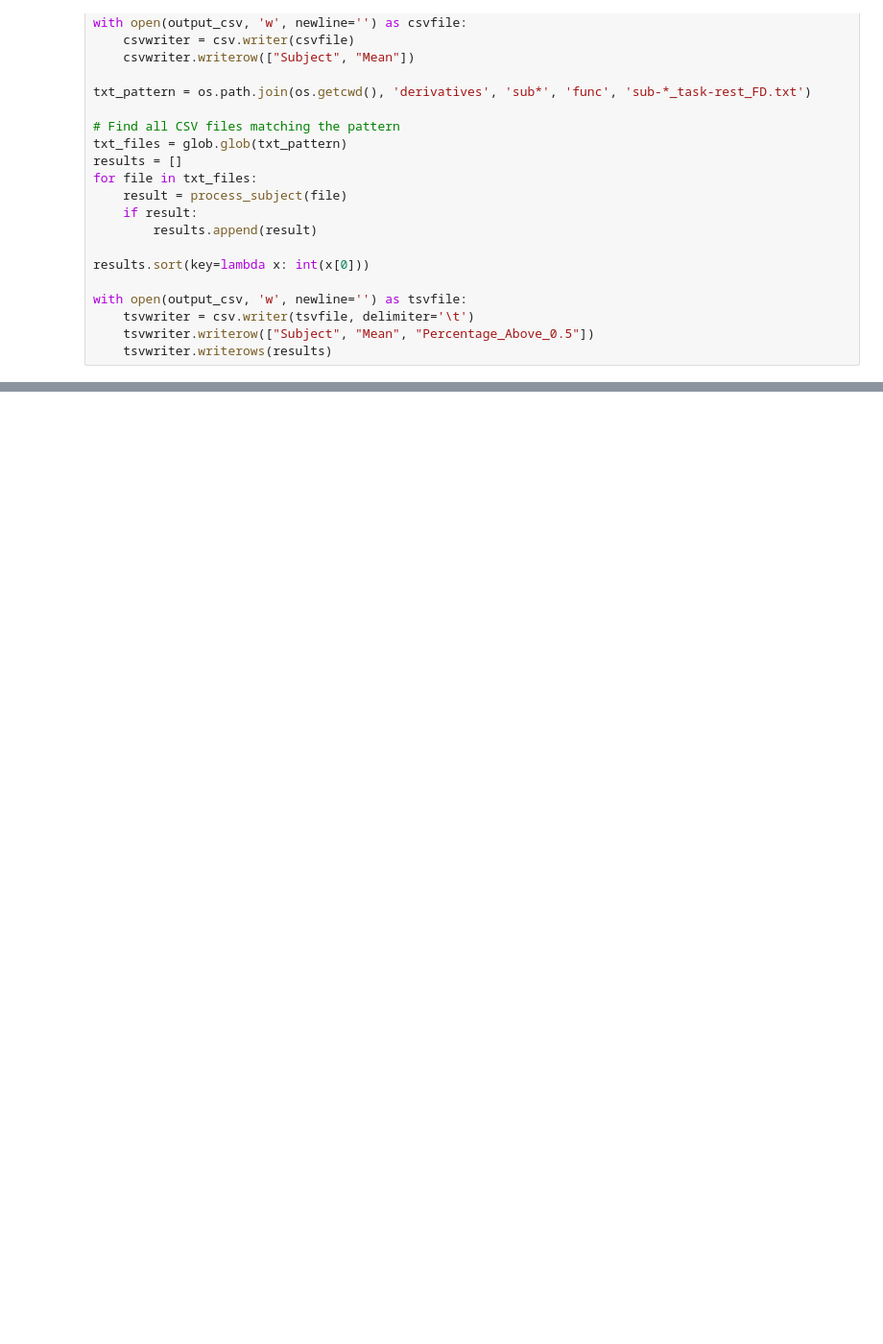
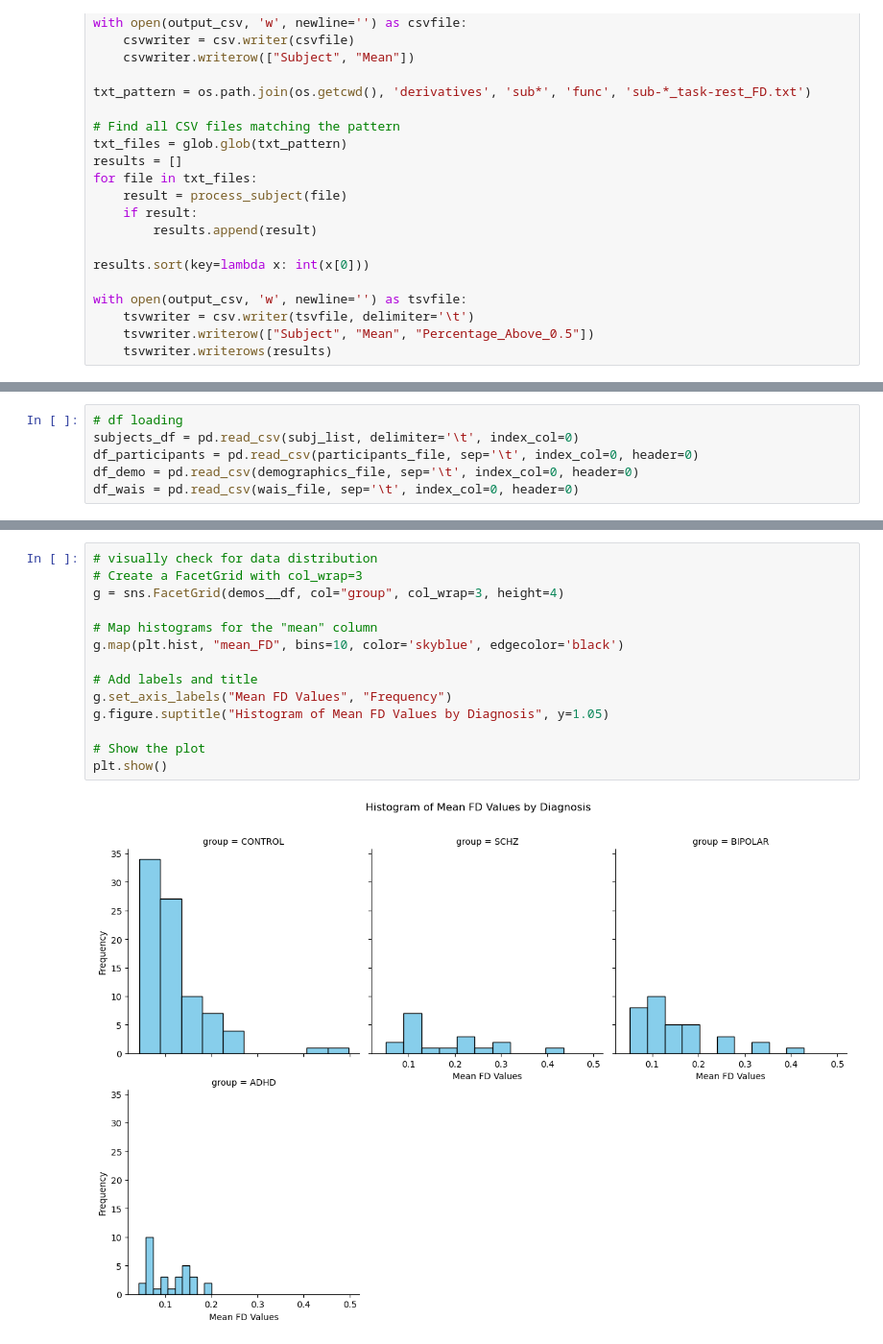
Before and after one commit to gabridele/msc-thesis-research, a Jupyter notebook: new_stats.ipynb, the cells around one changed output, grey strips where cells are left out. Shown at 96% size. Drawn from its saved outputs; the diff is of its cells as text; blank space fills up the shorter version.

```diff
--- a/new_stats.ipynb
+++ b/new_stats.ipynb
@@ -132,0 +153,6 @@ plt.show()
+# %%
+# df loading
+subjects_df = pd.read_csv(subj_list, delimiter='\t', index_col=0)
+df_participants = pd.read_csv(participants_file, sep='\t', index_col=0, header=0)
+df_demo = pd.read_csv(demographics_file, sep='\t', index_col=0, header=0)
+df_wais = pd.read_csv(wais_file, sep='\t', index_col=0, header=0)
@@ -132,0 +579,16 @@ plt.show()
+# %%
+# visually check for data distribution
+# Create a FacetGrid with col_wrap=3
+g = sns.FacetGrid(demos__df, col="group", col_wrap=3, height=4)
+
+# Map histograms for the "mean" column
+g.map(plt.hist, "mean_FD", bins=10, color='skyblue', edgecolor='black')
+
+# Add labels and title
+g.set_axis_labels("Mean FD Values", "Frequency")
+g.figure.suptitle("Histogram of Mean FD Values by Diagnosis", y=1.05)
+
+# Show the plot
+plt.show()
+# %% [output]
+[figure, added]
```
Also changed, not shown: parts of 28 cells of this notebook.
